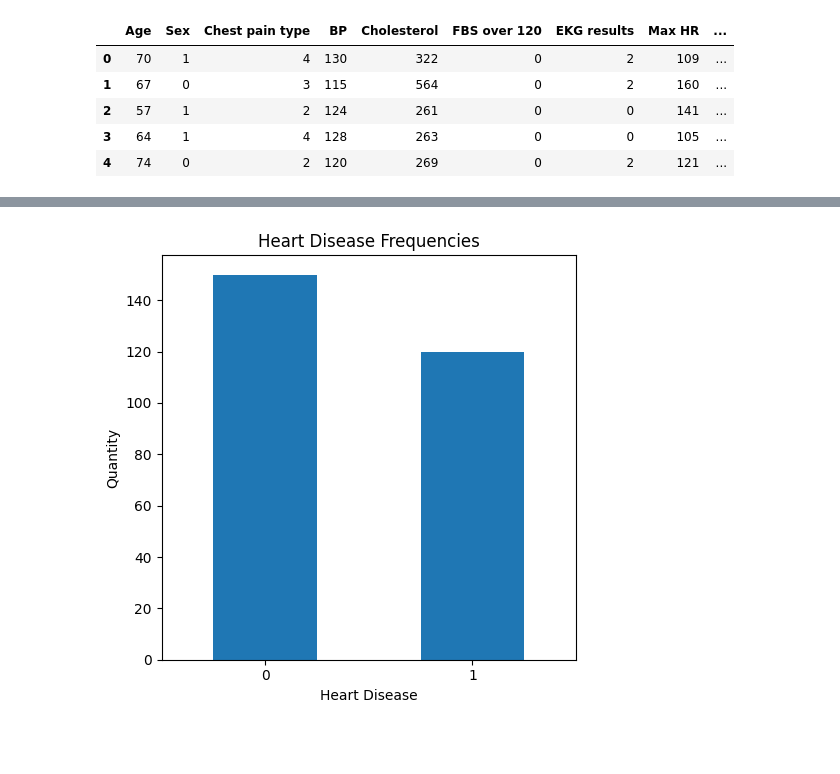
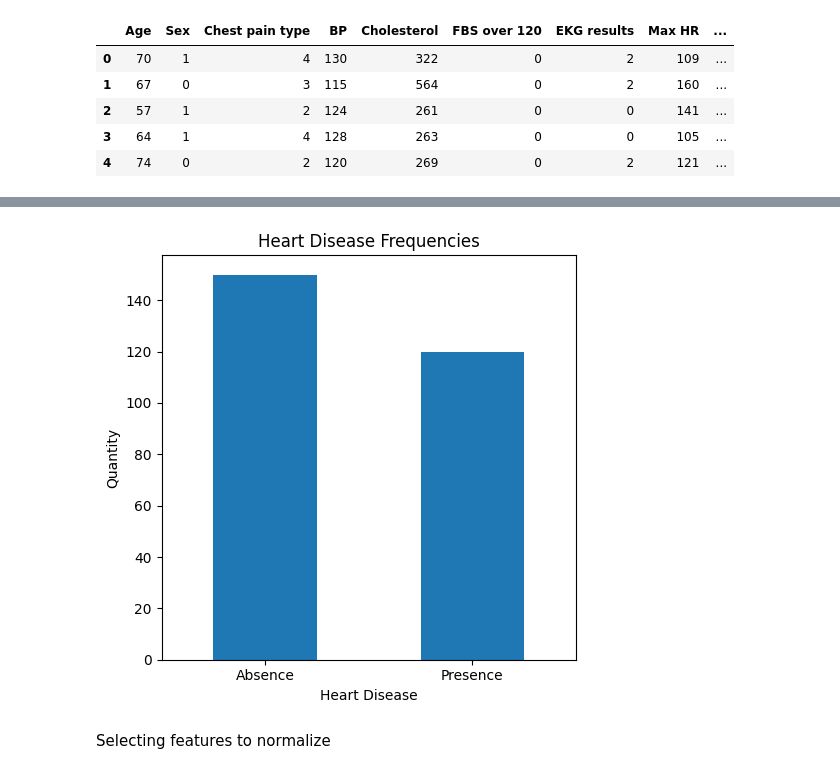
Before and after one commit to DASarria/logisticRegression-ai-infraestructure, a Jupyter notebook: Heart Disease Risk Prediction.ipynb, the cells around one changed output, grey strips where cells are left out. Drawn from its saved outputs; the diff is of its cells as text; code cells hidden in the pictures; blank space fills up the shorter version.

```diff
--- a/Heart Disease Risk Prediction.ipynb
+++ b/Heart Disease Risk Prediction.ipynb
@@ -31,8 +28,8 @@ import numpy as np
 import matplotlib.pyplot as plt
 import pandas as pd
 # %%
-dfmeta = pd.read_csv('Heart_Disease_Prediction.csv')
-dfmeta.head()
+df = pd.read_csv('Heart_Disease_Prediction.csv')
+df.head()
 # %% [output]
 |  | Age | Sex | Chest pain type | BP | Cholesterol | FBS over 120 | EKG results | Max HR | ... |
 | 0 | 70 | 1 | 4 | 130 | 322 | 0 | 2 | 109 | ... |
@@ -43,7 +94,8 @@ dfmeta.head()
 # %%
-dfmeta['Heart Disease'] = dfmeta['Heart Disease'].map({'Presence':1, 'Absence':0})
+# Convert categorical target variable to numerical
+df['target'] = df['Heart Disease'].map({'Presence':1, 'Absence':0})
 
-dfmeta.head()
+df.head()
 # %% [output]
 |  | Age | Sex | Chest pain type | BP | Cholesterol | FBS over 120 | EKG results | Max HR | ... |
 | 0 | 70 | 1 | 4 | 130 | 322 | 0 | 2 | 109 | ... |
@@ -108,14 +106,16 @@ dtype: int64
 # %%
 
-frecuencias = dfmeta['Heart Disease'].value_counts()
+frequencies = df['Heart Disease'].value_counts()
 
 plt.figure(figsize=(5,5))
-frecuencias.plot(kind='bar')
+frequencies.plot(kind='bar')
 plt.title('Heart Disease Frequencies')
 plt.ylabel('Quantity')
 plt.xlabel('Heart Disease')
 plt.xticks(rotation=0)
 plt.tight_layout()
 plt.show()
 # %% [output]
-[figure, old version]
+[figure, new version]
+# %% [markdown]
+Selecting features to normalize
```
Also changed, not shown: parts of 17 cells of this notebook.
